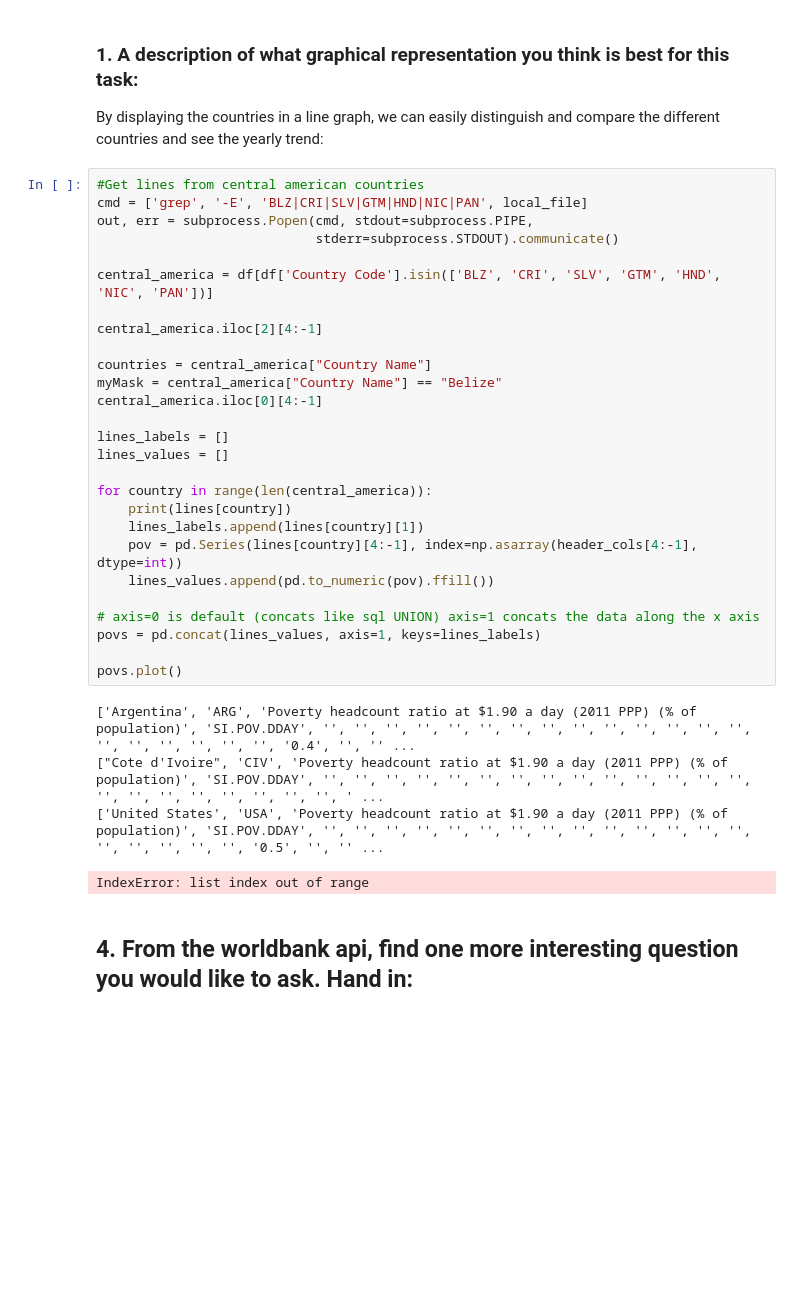
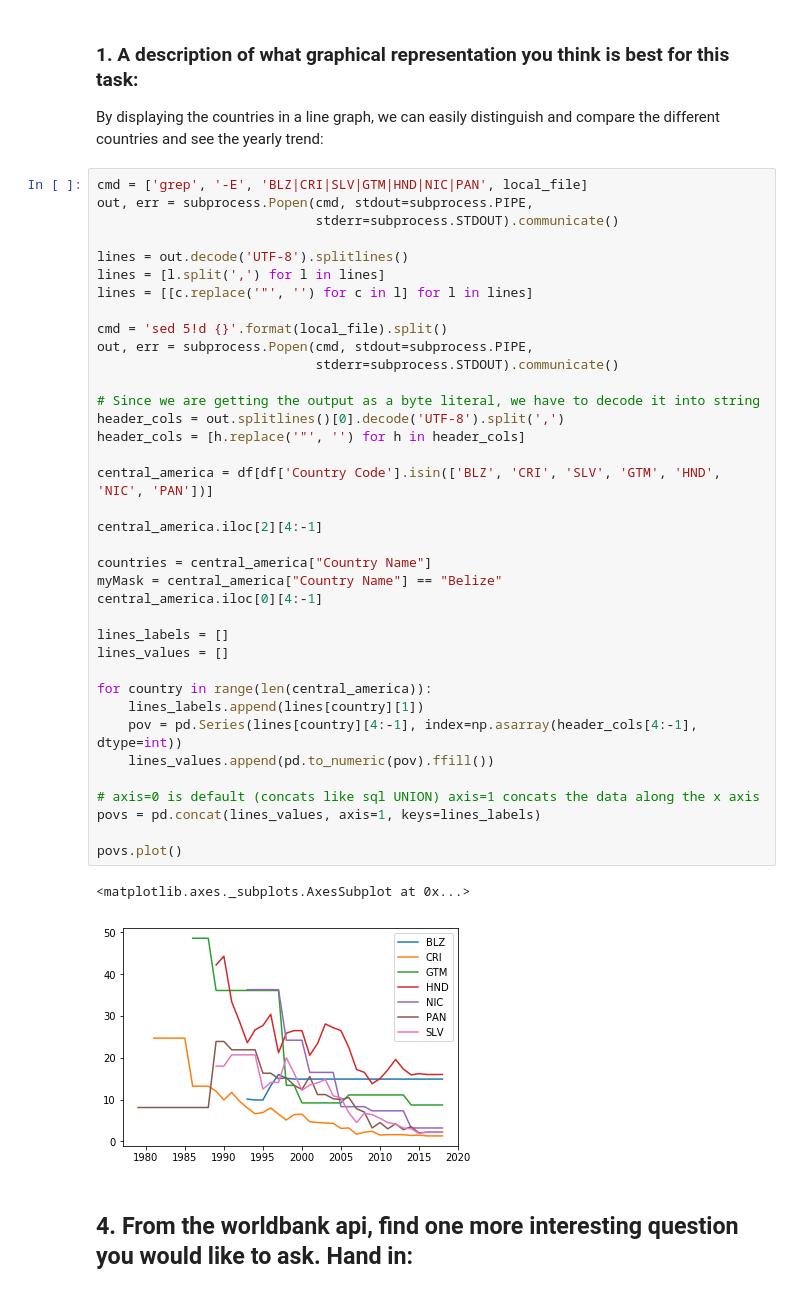
Before and after one commit to python-sem4-sv/Assignment_4, a Jupyter notebook: Assignment_4_Pandas.ipynb, the cells around one changed output. Drawn from its saved outputs; the diff is of its cells as text; blank space fills up the shorter version.

```diff
--- a/Assignment_4_Pandas.ipynb
+++ b/Assignment_4_Pandas.ipynb
@@ -105,37 +105,45 @@ plt.xticks(rotation=90)
 ###   1. A description of what graphical representation you think is best for this task:
 By displaying the countries in a line graph, we can easily distinguish and compare the different countries and see the yearly trend:
 # %%
-#Get lines from central american countries
 cmd = ['grep', '-E', 'BLZ|CRI|SLV|GTM|HND|NIC|PAN', local_file]
 out, err = subprocess.Popen(cmd, stdout=subprocess.PIPE,
                             stderr=subprocess.STDOUT).communicate()
+
+lines = out.decode('UTF-8').splitlines()
+lines = [l.split(',') for l in lines]
+lines = [[c.replace('"', '') for c in l] for l in lines]
+
+cmd = 'sed 5!d {}'.format(local_file).split()
+out, err = subprocess.Popen(cmd, stdout=subprocess.PIPE,
+                            stderr=subprocess.STDOUT).communicate()
+
+# Since we are getting the output as a byte literal, we have to decode it into string
+header_cols = out.splitlines()[0].decode('UTF-8').split(',')
+header_cols = [h.replace('"', '') for h in header_cols]
 
 central_america = df[df['Country Code'].isin(['BLZ', 'CRI', 'SLV', 'GTM', 'HND', 'NIC', 'PAN'])]
 
 central_america.iloc[2][4:-1]
 
 countries = central_america["Country Name"]
 myMask = central_america["Country Name"] == "Belize"
 central_america.iloc[0][4:-1]
 
 lines_labels = []
 lines_values = []
 
 for country in range(len(central_america)):
-    print(lines[country])
     lines_labels.append(lines[country][1])
     pov = pd.Series(lines[country][4:-1], index=np.asarray(header_cols[4:-1], dtype=int))
     lines_values.append(pd.to_numeric(pov).ffill())
 
 # axis=0 is default (concats like sql UNION) axis=1 concats the data along the x axis
 povs = pd.concat(lines_values, axis=1, keys=lines_labels)
 
 povs.plot()
 # %% [output]
-['Argentina', 'ARG', 'Poverty headcount ratio at $1.90 a day (2011 PPP) (% of population)', 'SI.POV.DDAY', '', '', '', '', '', '', '', '', '', '', '', '', '', '', '', '', '', '', '', '', '0.4', '', '' ...
-["Cote d'Ivoire", 'CIV', 'Poverty headcount ratio at $1.90 a day (2011 PPP) (% of population)', 'SI.POV.DDAY', '', '', '', '', '', '', '', '', '', '', '', '', '', '', '', '', '', '', '', '', '', '', ' ...
-['United States', 'USA', 'Poverty headcount ratio at $1.90 a day (2011 PPP) (% of population)', 'SI.POV.DDAY', '', '', '', '', '', '', '', '', '', '', '', '', '', '', '', '', '', '', '', '0.5', '', '' ...
+<matplotlib.axes._subplots.AxesSubplot at 0x...>
-IndexError: list index out of range
+[figure, added]
 # %% [markdown]
 ## 4. From the worldbank api, find one more interesting question you would like to ask. Hand in:
 # %%
```
Also changed, not shown: parts of 2 cells of this notebook.
